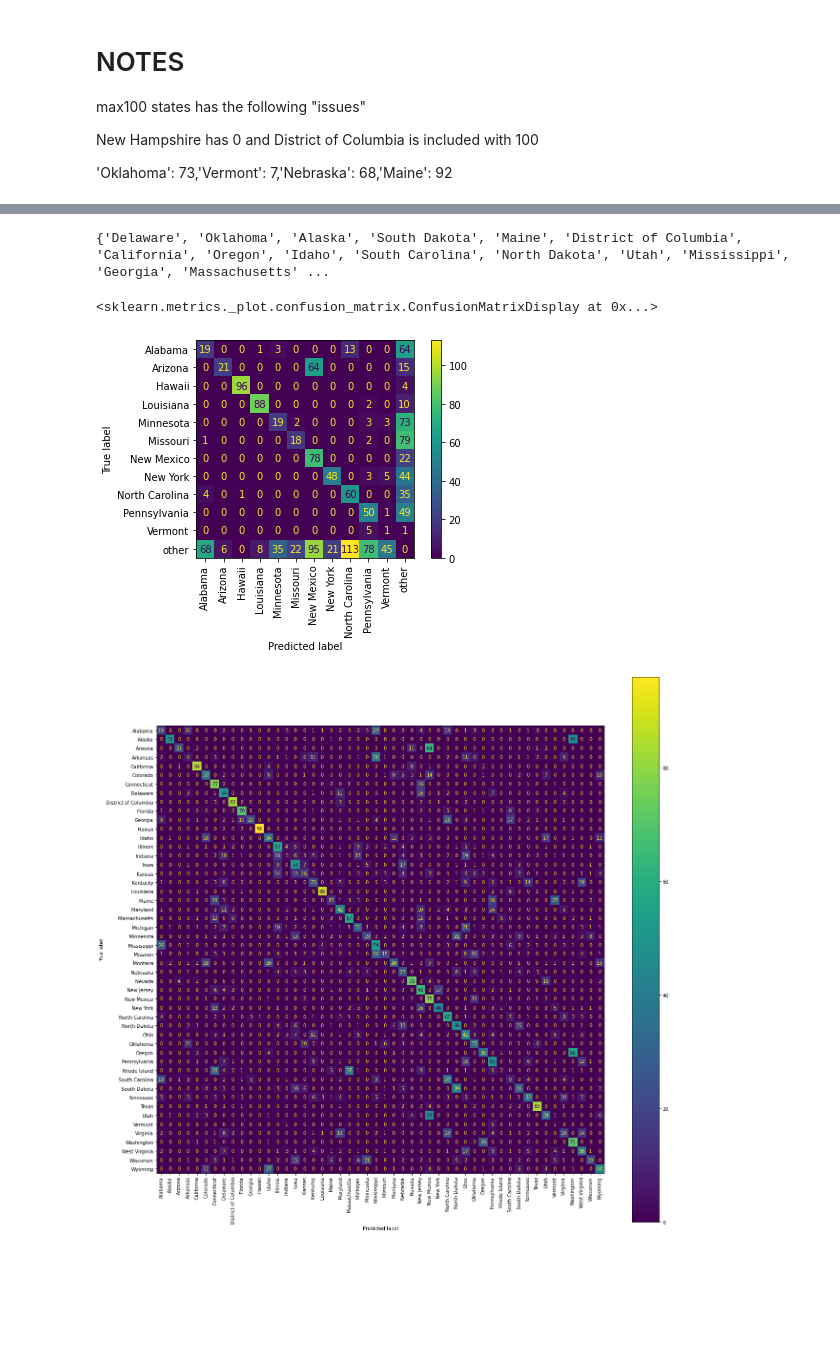
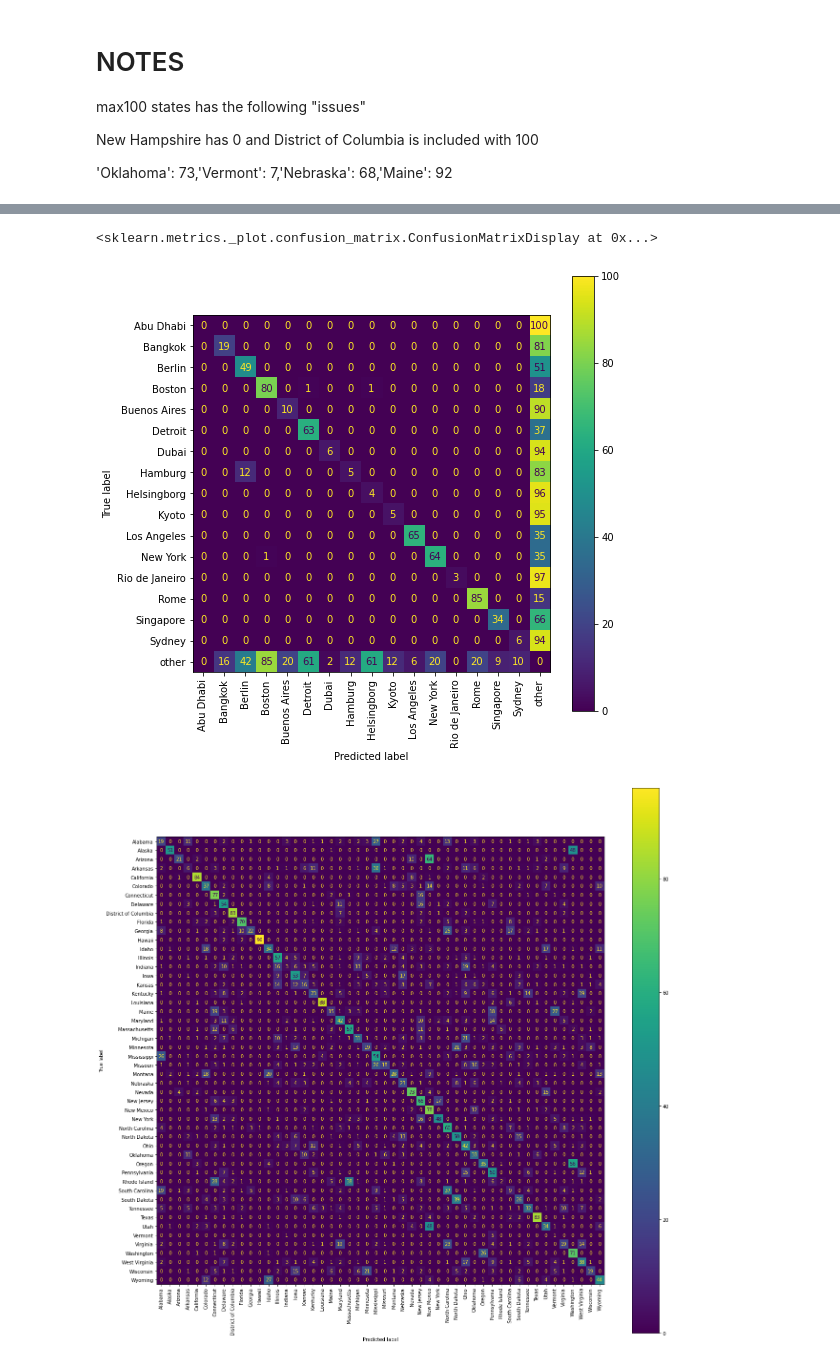
Before and after one commit to Ispanicus/geoguessr-ai, a Jupyter notebook: notebooks/explorecsv_results.ipynb, the cells around one changed output, grey strips where cells are left out. Saved outputs shown, nothing was run; the diff lists cells and outputs as text; code cells hidden in the pictures; blank space fills up the shorter version.

```diff
--- a/notebooks/explorecsv_results.ipynb
+++ b/notebooks/explorecsv_results.ipynb
@@ -23,8 +26,14 @@ result_file =  "US_states_max100_results.csv"
 labelspair = []
 counter = 0
 with open(f'../resultcsv/{result_file}', encoding="utf-8",newline="") as csvfile:
-    reader = csv.reader(csvfile, delimiter=',')
+    reader = csv.reader(csvfile, delimiter='\t')
     for row in reader:
         if row[0]=="Gold":
             continue
-        labelspair.append(row)
+        gold = row[0]
+        preds = row[1][2:-2].split(", ")
+        preds = [x.strip("'") for x in preds]
+        probs = row[2][2:-2].split(", ")
+        probs = [float(x) for x in probs]
+        filename = row[3]
+        labelspair.append([gold,preds,probs,filename])
@@ -33,0 +62,8 @@ predict = [x[1] for x in labelspair]
+# %%
+acc_list = {}
+for g, p in zip(gold,predict):
+    if g == p:
+        acc_list.setdefault(g,0)
+        acc_list[g]+=1
+acc_list = [(x,y) for x,y in acc_list.items()]
+acc_list.sort(reverse=True,key=lambda x : x[1])
@@ -34,13 +90,15 @@ predict = [x[1] for x in labelspair]
 # %%
 # Cnt(gold) # For states t
 # %%
-print(set(gold))
+#print(set(gold))
-# %% [output]
-{'Delaware', 'Oklahoma', 'Alaska', 'South Dakota', 'Maine', 'District of Columbia', 'California', 'Oregon', 'Idaho', 'South Carolina', 'North Dakota', 'Utah', 'Mississippi', 'Georgia', 'Massachusetts' ...
 # %%
 # Select specific labels to display and focus on. Other values are changed to label "other"
-# selection = ['China', 'Japan', 'Sri Lanka','Australia','United Kingdom','Egypt','United States','Kosovo','Cyprus']
-selection = ['Vermont', 'Alabama', 'Pennsylvania', 'Louisiana', 'North Carolina', 'Hawaii', 'New Mexico', 'Arizona', 'Minnesota', 'Missouri','New York']
+# selection = ['China', 'Japan', 'Sri Lanka','Australia','United Kingdom','Egypt','United States','Kosovo','Cyprus',"France"]
+# selection = ['South Korea', 'Democratic Republic of the Congo', 'Nigeria', 'Haiti', 'Mozambique', 'Nicaragua', 'Luxembourg', 'Saint Lucia', 'Namibia', 'Barbados','United States', 'Australia', 'Japan', 'Brazil', 'Germany', 'Morocco', 'Thailand', 'France', 'South Africa', 'Colombia']
+# selection = ['Belgium','South Korea', 'Democratic Republic of the Congo', 'Nigeria', 'Haiti', 'Mozambique', 'Nicaragua', 'Luxembourg', 'Saint Lucia', 'Namibia', 'Barbados','United States', 'Australia', 'Japan', 'Brazil', 'Germany', 'Morocco', 'Thailand', 'France', 'South Africa', 'Colombia']
+selection = ["Namibia", 'Botswana', 'Zambia', 'Angola', 'South Africa', 'Zimbabwe', 'Mozambique','Democratic Republic of the Congo','Kenya','Ethiopia','Nigeria','Egypt']
+selection = ['Dubai','Abu Dhabi', 'Buenos Aires', 'Bangkok', 'Rio de Janeiro',  'Helsingborg','Boston', 'Detroit','Hamburg','Singapore','Berlin','Sydney','Rome','Los Angeles','Kyoto','Tokyo','New York']
+# selection = ['Vermont', 'Alabama', 'Pennsylvania', 'Louisiana', 'North Carolina', 'Hawaii', 'New Mexico', 'Arizona', 'Minnesota', 'Missouri','New York']
 goldsel = []
 predsel = []
 for g, p in zip(gold,predict):
@@ -60,14 +118,18 @@ for g, p in zip(gold,predict):
             predsel.append(p)
         else:
             continue
+            #These are commented out to avoid saturation of "other" in confusion matrix
 #             p = "other"
 #             goldsel.append(g)
 #             predsel.append(p)
 # %%
-CMD.from_predictions(goldsel,predsel,xticks_rotation="vertical")
+fig, ax = plt.subplots(figsize=(8, 8))
+
+CMD.from_predictions(goldsel,predsel,xticks_rotation="vertical", ax=ax)
+# plt.savefig("topbot10_count_CM_wbelg.png")
 # %% [output]
 <sklearn.metrics._plot.confusion_matrix.ConfusionMatrixDisplay at 0x...>
-[figure, old version]
+[figure, new version]
 # %%
 
 
```
Also changed, not shown: parts of 9 cells of this notebook.
